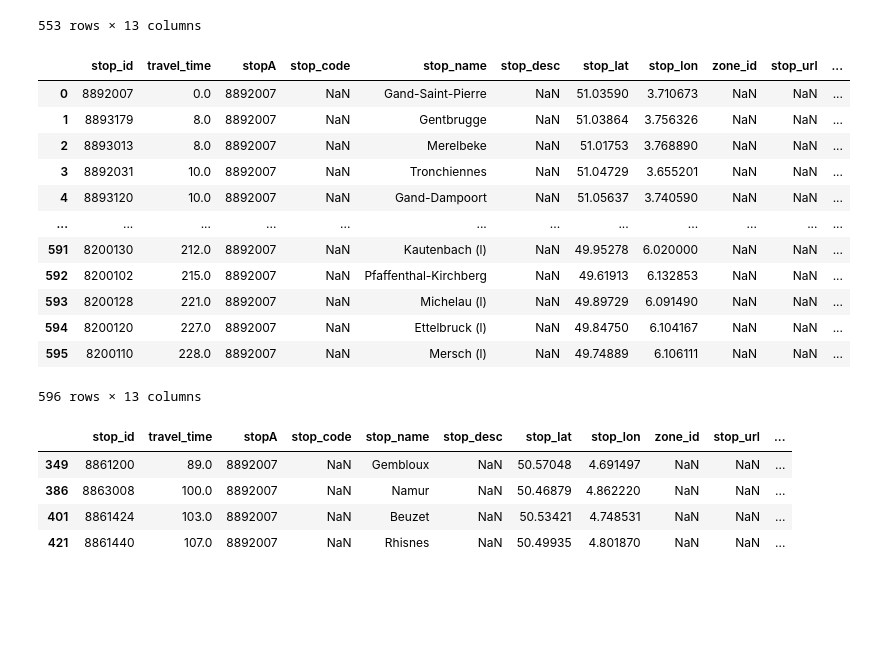
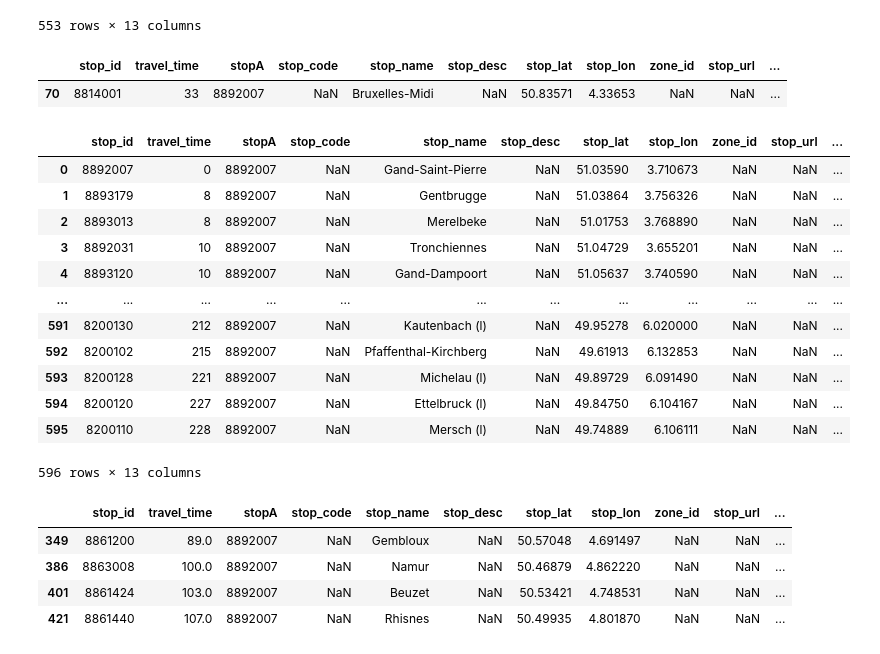
Before and after one commit to sagitta1618/sides, a Jupyter notebook: belgian-rail.ipynb, the cells around one changed output. Drawn from its saved outputs; the diff is of its cells as text; code cells hidden in the pictures; blank space fills up the shorter version.

```diff
--- a/belgian-rail.ipynb
+++ b/belgian-rail.ipynb
@@ -487,0 +404,5 @@ ax.set_aspect('auto')
+# %%
+# load the graph from JSON
+with open(datadir + 'graph.json', 'r') as f:
+    dic = json.load(f)
+    G = nx.readwrite.json_graph.node_link_graph(dic)
@@ -494,32 +430,0 @@ TypeError: argument of type 'float' is not iterable
-# %%
-# interactive graph
-nt = Network('100%', '100%', notebook=True)
-nt.from_nx(G)
-nt.show_buttons(filter_=['physics'])  # uncomment this line to show the options
-nt.set_options("""
-var options = {
-   "configure": {
-        "enabled": false
-   },
-    "nodes": {
-    "font": {
-      "size": 25
-    }
-  },
-  "edges": {
-    "color": {
-      "inherit": true
-    },
-    "smooth": false
-  },
-  "physics": {
-    "barnesHut": {
-      "gravitationalConstant": -15000,
-      "springLength": 260,
-      "avoidOverlap": 0.4
-    },
-    "minVelocity": 0.75
-  }
-}
-""")
-nt.show('belgian-rail.html') # can also open the .html
@@ -548,6 +445,7 @@ print('FROM: {:s} ({:s}) TO {:s} ({:s}): {:.0f} minutes by {:s}'.format(
 FROM: Gand-Saint-Pierre (S8892007) TO Mont-Saint-Guibert (S8861549): 81 minutes by Gand-Saint-Pierre, Bruxelles-Midi, Bruxelles-Schuman, Bruxelles-Luxembourg, Ottignies, Mont-Saint-Guibert
 # %%
 # using the network we look for the shortest path between A and B
+# NOTE: this take a lot more time, actually when using Dijkstra, we can compute them all in once
 stopA = 'Gand-Saint-Pierre'  # from which to draw the isochrone
 stop_idA = dfstops[dfstops['stop_name'].eq(stopA) & dfstops['location_type'].eq(1)]['stop_id'].values[0]
 other_stop_ids = dfstops[dfstops['stop_id'].ne(stop_idA)]['stop_id']
@@ -565,7 +463,8 @@ for stop_id in tqdm(other_stop_ids):
         errors.append(e)
 dfiso = pd.DataFrame()
 dfiso['stop_id'] = stops
-dfiso['travel_time'] = np.round(times, 0)
+dfiso['travel_time'] = times
+dfiso['travel_time'] = dfiso['travel_time'].round(0)
 dfiso['stopA'] = stop_idA[1:]
 dfiso = dfiso.merge(dfstops, how='left')
 dfiso.to_csv(datadir + 'dfiso.csv', index=False)
@@ -584,6 +483,11 @@ dfiso
 | 551 | 8896909 | 43.0 | 8892007 | NaN | Izegem | NaN | 50.92115 | 3.212089 | NaN | NaN | ... |
 | 552 | 8896925 | 44.0 | 8892007 | NaN | Ingelmunster | NaN | 50.91433 | 3.255416 | NaN | NaN | ... |
 553 rows × 13 columns
+# %%
+dfiso[dfiso['stop_name'].eq('Bruxelles-Midi')]
+# %% [output]
+|  | stop_id | travel_time | stopA | stop_code | stop_name | stop_desc | stop_lat | stop_lon | zone_id | stop_url | ... |
+| 70 | 8814001 | 33 | 8892007 | NaN | Bruxelles-Midi | NaN | 50.83571 | 4.33653 | NaN | NaN | ... |
 # %%
 # using the network we look for the shortest path between A and B
 stopA = 'Gand-Saint-Pierre'  # from which to draw the isochrone
@@ -595,24 +499,24 @@ travelTimes = nx.shortest_path_length(G, stop_idA[1:], weight='time')
 
 dfiso = pd.DataFrame()
 dfiso['stop_id'] = travelTimes.keys()
-dfiso['travel_time'] = np.round(list(travelTimes.values()), 0)
+dfiso['travel_time'] = pd.Series(list(travelTimes.values())).round(0).astype(int)
 dfiso['stopA'] = stop_idA[1:]
 dfiso = dfiso.merge(dfstops, how='left')
 dfiso.to_csv(datadir + 'dfiso.csv', index=False)
 dfiso
 # %% [output]
 |  | stop_id | travel_time | stopA | stop_code | stop_name | stop_desc | stop_lat | stop_lon | zone_id | stop_url | ... |
-| 0 | 8892007 | 0.0 | 8892007 | NaN | Gand-Saint-Pierre | NaN | 51.03590 | 3.710673 | NaN | NaN | ... |
-| 1 | 8893179 | 8.0 | 8892007 | NaN | Gentbrugge | NaN | 51.03864 | 3.756326 | NaN | NaN | ... |
-| 2 | 8893013 | 8.0 | 8892007 | NaN | Merelbeke | NaN | 51.01753 | 3.768890 | NaN | NaN | ... |
-| 3 | 8892031 | 10.0 | 8892007 | NaN | Tronchiennes | NaN | 51.04729 | 3.655201 | NaN | NaN | ... |
-| 4 | 8893120 | 10.0 | 8892007 | NaN | Gand-Dampoort | NaN | 51.05637 | 3.740590 | NaN | NaN | ... |
+| 0 | 8892007 | 0 | 8892007 | NaN | Gand-Saint-Pierre | NaN | 51.03590 | 3.710673 | NaN | NaN | ... |
+| 1 | 8893179 | 8 | 8892007 | NaN | Gentbrugge | NaN | 51.03864 | 3.756326 | NaN | NaN | ... |
+| 2 | 8893013 | 8 | 8892007 | NaN | Merelbeke | NaN | 51.01753 | 3.768890 | NaN | NaN | ... |
+| 3 | 8892031 | 10 | 8892007 | NaN | Tronchiennes | NaN | 51.04729 | 3.655201 | NaN | NaN | ... |
+| 4 | 8893120 | 10 | 8892007 | NaN | Gand-Dampoort | NaN | 51.05637 | 3.740590 | NaN | NaN | ... |
 | ... | ... | ... | ... | ... | ... | ... | ... | ... | ... | ... | ... |
-| 591 | 8200130 | 212.0 | 8892007 | NaN | Kautenbach (l) | NaN | 49.95278 | 6.020000 | NaN | NaN | ... |
-| 592 | 8200102 | 215.0 | 8892007 | NaN | Pfaffenthal-Kirchberg | NaN | 49.61913 | 6.132853 | NaN | NaN | ... |
-| 593 | 8200128 | 221.0 | 8892007 | NaN | Michelau (l) | NaN | 49.89729 | 6.091490 | NaN | NaN | ... |
-| 594 | 8200120 | 227.0 | 8892007 | NaN | Ettelbruck (l) | NaN | 49.84750 | 6.104167 | NaN | NaN | ... |
-| 595 | 8200110 | 228.0 | 8892007 | NaN | Mersch (l) | NaN | 49.74889 | 6.106111 | NaN | NaN | ... |
+| 591 | 8200130 | 212 | 8892007 | NaN | Kautenbach (l) | NaN | 49.95278 | 6.020000 | NaN | NaN | ... |
+| 592 | 8200102 | 215 | 8892007 | NaN | Pfaffenthal-Kirchberg | NaN | 49.61913 | 6.132853 | NaN | NaN | ... |
+| 593 | 8200128 | 221 | 8892007 | NaN | Michelau (l) | NaN | 49.89729 | 6.091490 | NaN | NaN | ... |
+| 594 | 8200120 | 227 | 8892007 | NaN | Ettelbruck (l) | NaN | 49.84750 | 6.104167 | NaN | NaN | ... |
+| 595 | 8200110 | 228 | 8892007 | NaN | Mersch (l) | NaN | 49.74889 | 6.106111 | NaN | NaN | ... |
 596 rows × 13 columns
 # %%
 dfiso[dfiso['stop_name'].isin(['Rhisnes', 'Namur', 'Gembloux', 'Beuzet'])]
```
Also changed, not shown: parts of 33 cells of this notebook, 3 other files.
